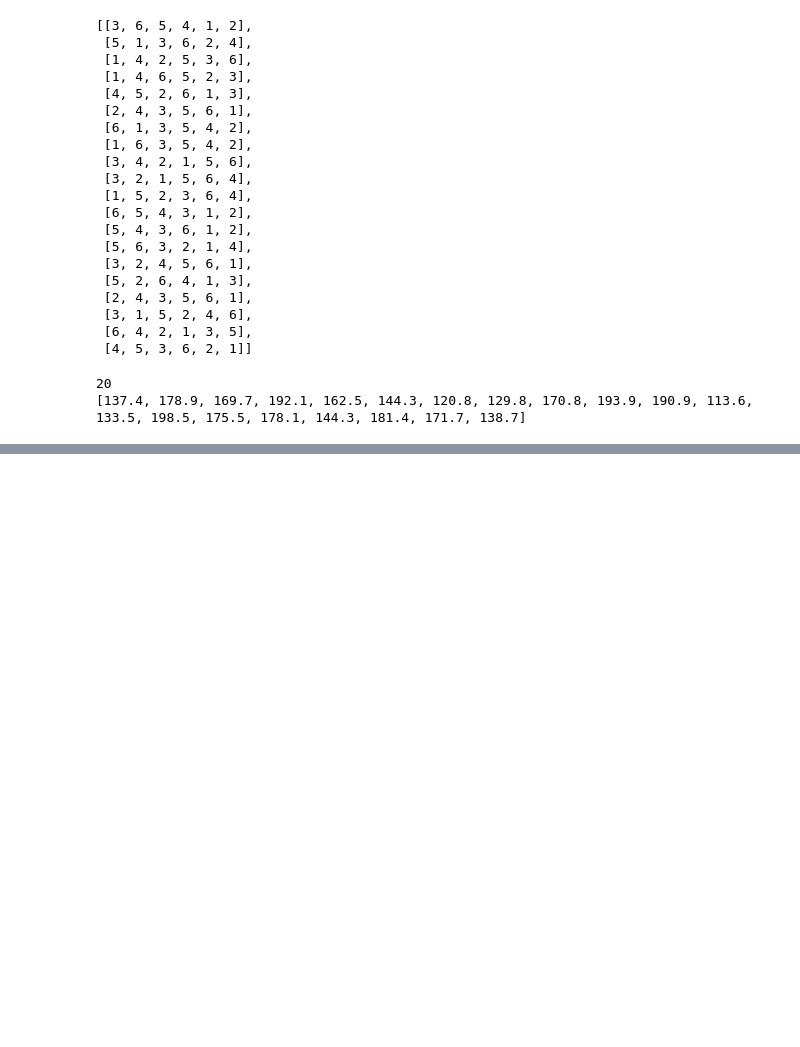
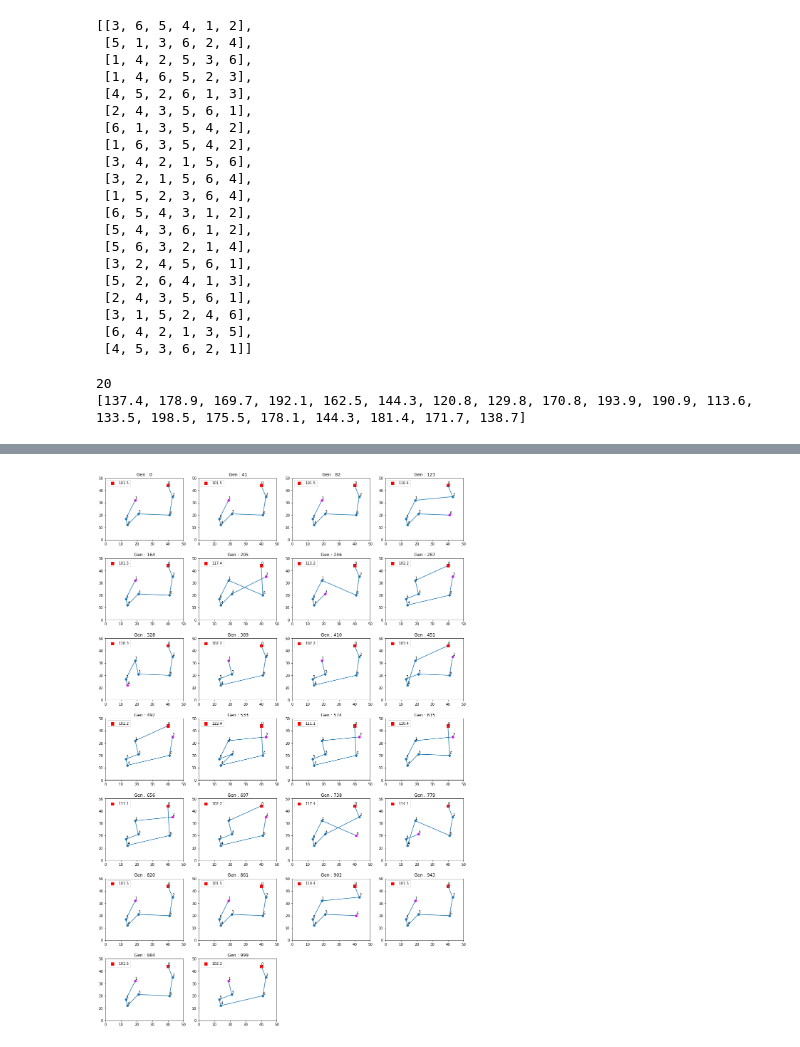
Before and after one commit to 0exia099/-, a Jupyter notebook: 4/P00_Genetic_algo_roulette_wheel.ipynb, the cells around one changed output, grey strips where cells are left out. Saved outputs shown, nothing was run; the diff lists cells and outputs as text; code cells hidden in the pictures; blank space fills up the shorter version.

```diff
--- a/4/P00_Genetic_algo_roulette_wheel.ipynb
+++ b/4/P00_Genetic_algo_roulette_wheel.ipynb
@@ -187,0 +120,85 @@ for k in range(repeat):     # 반복회수만큼 세대 반복
+# %%
+import random
+repeat = 1000        # 세대 반복 회수
+
+### 경로 표시 그래프 초기화
+step = repeat//24   # 그래프 표시 단계수
+if step < 1:
+    step = 1
+s = 0               # 그래프 표시 단계 인덱스
+fig = plt.figure(figsize=(18, 28))
+
+for k in range(repeat):     # 반복회수만큼 세대 반복
+    # par_candi = np.argsort(score)[0:int(pNum*0.7)]  # 상위 70% 선택하여
+
+    # par_candi = np.argsort(score)[0:int(pNum*0.6)]  # 상위 60% 선택하여(이게 random_state인듯) 1번
+
+    # 룰렛휠(맞는지 모름) 중복가능한가? 일단 중복 되게 했음  2번
+    worst = max(score)
+    best = min(score)
+    f = []
+    for i in score:
+        fi = (worst - i) + (worst - best) / (3)
+        f.append(fi)
+    par_candi = random.choices([_ for _ in range(len(score))], f, k=int(pNum*0.6)) # 몇개 뽑아야되는거지? 일단 12개
+    ####여기까지
+
+    # # 상위 60% 룰렛휠. 3번
+    # sixty_index = np.argsort(score)[0:int(pNum*0.6)]
+    # sixty = [score[i] for i in sixty_index]
+    # worst = max(sixty)
+    # best = min(sixty)
+    # f = []
+    # for i in sixty:
+    #     fi = (worst - i) + (worst - best) / (3)
+    #     f.append(fi)
+    # par_candi = random.choices(sixty_index, f, k=int(pNum*0.6)) # 12개 뽑기
+
+    # 가장 좋은거 하나는 무조건 포함해서 룰렛휠? 상위 60%에 가장 좋은거 무조건 있는거 아닌가? 룰렛휠 결과에 추가하라는 건가? 4번
+    # best_index = score.index(min(score))
+    # worst = max(score)
+    # best = min(score)
+    # f = []
+    # for i in score:
+    #     fi = (worst - i) + (worst - best) / (3)
+    #     f.append(fi)
+    # par_candi = random.choices([_ for _ in range(len(score))], f, k=int(pNum*0.6)-1)
+    # par_candi.append(best_index)
+    #############
+
+    pop = new_gen(pop, par_candi, nCity)            # 무작위 교배 후 다음 세대 생성
+
+    score = []
+    score = score_calc(dist, pop, nCity)
+    first = np.argsort(score)[0]            # 적합도 1위 개체 선택, 출력
+    print(score[first], end=' ')
+    if (k%25 == 0):
+        print()
+
+###### 각 step 세대마다 적합도 1위 개체의 순회 경로 그리기  ######
+    if k != s*step and k != repeat-1 :
+        continue
+    plt.subplot(7,4,s+1)
+    plt.subplots_adjust(hspace=0.3)
+    plt.scatter(x[0], y[0], marker='s', c='red', s=55)
+    plt.scatter(x[1:], y[1:])
+    plt.scatter(x[pop[first][-1]], y[pop[first][-1]], c='magenta')
+    for i in range(nCity):
+        plt.text(pos[i][0], pos[i][1]+1, i)
+
+    plotX = []
+    plotX.append(pos[0][0])
+    plotY = []
+    plotY.append(pos[0][1])
+    for i in range(nCity-1):
+        plotX.append(pos[pop[first][i]][0])
+        plotY.append(pos[pop[first][i]][1])
+
+    plt.plot(plotX, plotY)
+
+    plt.legend([str(score[first])])
+    plt.xlim(0,50)
+    plt.ylim(0,50)
+    plt.title("Gen : {}".format(k))
+    s = s+1
+# %% [output]
@@ -187,0 +222 @@ for k in range(repeat):     # 반복회수만큼 세대 반복
+[figure, added]
```
Also changed, not shown: parts of 2 cells of this notebook.
